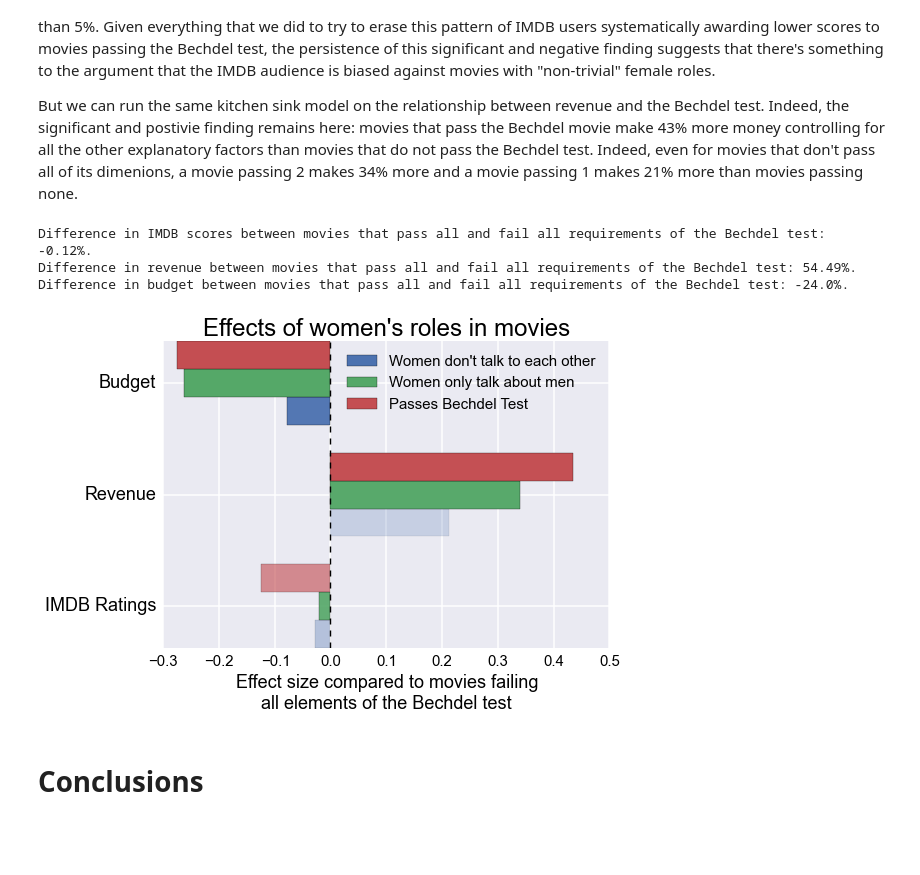
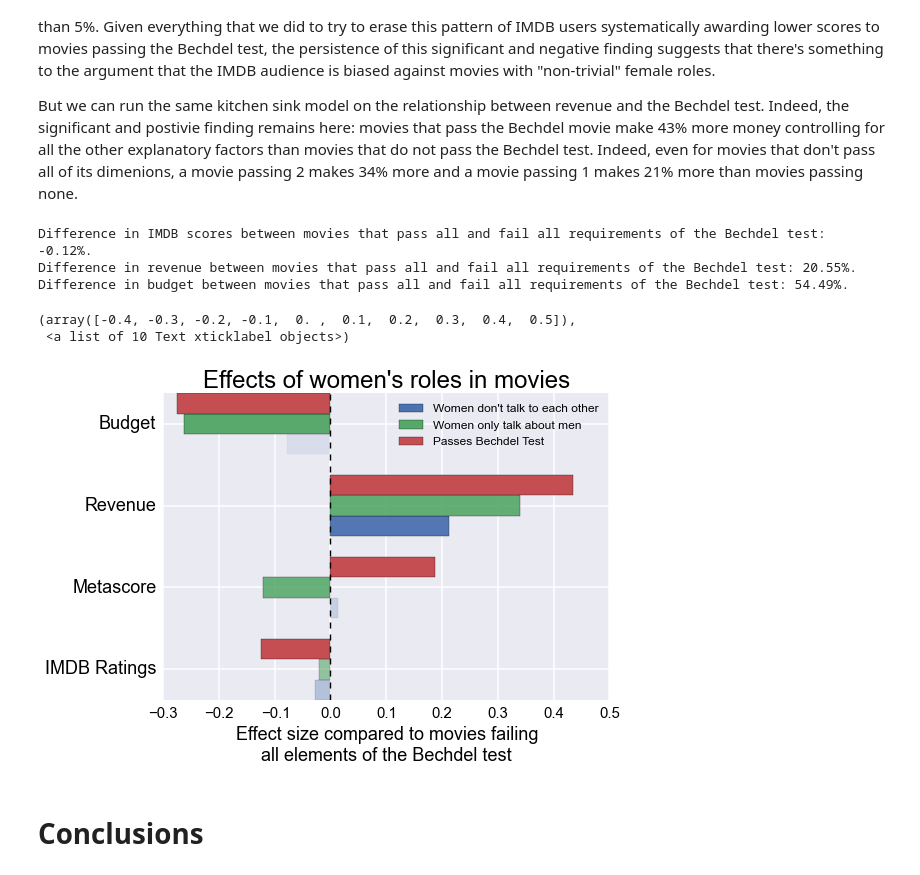
Before and after one commit to brianckeegan/Bechdel, a Jupyter notebook: Bechdel_test.ipynb, the cells around one changed output. Cells and saved outputs as stored; diff of their text form; code cells hidden in the pictures; blank space fills up the shorter version.

```diff
--- a/Bechdel_test.ipynb
+++ b/Bechdel_test.ipynb
@@ -294,10 +285,8 @@ imdb_df.ix[3335,'Runtime'] = '62'
 # Blank out non-MPAA or minor ratings (NC-17, X)
 imdb_df['Rated'] = imdb_df['Rated'].replace(to_replace=['N/A','Not Rated','Approved','Unrated','TV-PG','TV-G','TV-14','TV-MA','NC-17','X'],value=np.nan)
 
-# Convert Release into years
+# Convert Release dateimte into new columns for year, month, and week
 imdb_df['Year'] = imdb_df['Released'].apply(lambda x:x.year)
-
-# Extract month and week of the year
 imdb_df['Month'] = imdb_df['Released'].apply(lambda x:x.month)
 imdb_df['Week'] = imdb_df['Released'].apply(lambda x:x.week)
 
@@ -308,7 +297,8 @@ imdb_df['Runtime'] = imdb_df['Runtime'].apply(float)
 imdb_df['imdbVotes'] = imdb_df['imdbVotes'].dropna().replace('N/A',np.nan).dropna().apply(lambda x:float(x.replace(',','')))
 
 # Take the Metascore formatted as string containing "N/A", convert to float
-imdb_df['Metascore'] = imdb_df['Metascore'].dropna().replace('N/A',np.nan).dropna().apply(float)
+# Also divide by 10 to make effect sizes more comparable
+imdb_df['Metascore'] = imdb_df['Metascore'].dropna().replace('N/A',np.nan).dropna().apply(float)/10.
 
 # Take the imdbRating formatted as string containing "N/A", convert to float
 imdb_df['imdbRating'] = imdb_df['imdbRating'].dropna().replace('N/A',np.nan).dropna().apply(float)
@@ -870,43 +872,49 @@ Remarkably, even after controlling for all these other potential explanations fo
 
 But we can run the same kitchen sink model on the relationship between revenue and the Bechdel test. Indeed, the significant and postivie finding remains here: movies that pass the Bechdel movie make 43% more money controlling for all the other explanatory factors than movies that do not pass the Bechdel test. Indeed, even for movies that don't pass all of its dimenions, a movie passing 2 makes 34% more and a movie passing 1 makes 21% more than movies passing none.
 # %%
-m5 = smf.ols(formula='log(Adj_Revenue+1) ~ C(rating) + Metascore + log(Adj_Budget+1) + imdbRating + log(imdbVotes+1) + Runtime + C(Genre_y) + Year + C(Week) + C(English) + C(USA) + C(Rated)', data=df).fit()
-m6 = smf.ols(formula='log(Adj_Budget+1) ~ C(rating) + Metascore + log(Adj_Revenue+1) + imdbRating + log(imdbVotes+1) + Runtime + C(Genre_y) + Year + C(Week) + C(English) + C(USA) + C(Rated)', data=df).fit()
+m5 = smf.ols(formula='Metascore ~ C(rating) + log(Adj_Revenue+1) + log(Adj_Budget+1) + imdbRating + log(imdbVotes+1) + Runtime + C(Genre_y) + Year + C(Week) + C(English) + C(USA) + C(Rated)', data=df).fit()
+m6 = smf.ols(formula='log(Adj_Revenue+1) ~ C(rating) + Metascore + log(Adj_Budget+1) + imdbRating + log(imdbVotes+1) + Runtime + C(Genre_y) + Year + C(Week) + C(English) + C(USA) + C(Rated)', data=df).fit()
+m7 = smf.ols(formula='log(Adj_Budget+1) ~ C(rating) + Metascore + log(Adj_Revenue+1) + imdbRating + log(imdbVotes+1) + Runtime + C(Genre_y) + Year + C(Week) + C(English) + C(USA) + C(Rated)', data=df).fit()
 
 print "Difference in IMDB scores between movies that pass all and fail all requirements of the Bechdel test: {0}%.".format(round(m4.params['C(rating)[T.3.0]'],2))
 print "Difference in revenue between movies that pass all and fail all requirements of the Bechdel test: {0}%.".format(round(100*(np.exp(m5.params['C(rating)[T.3.0]']) - 1),2))
 print "Difference in budget between movies that pass all and fail all requirements of the Bechdel test: {0}%.".format(round(100*(np.exp(m6.params['C(rating)[T.3.0]']) - 1),2))
 
 results_df = pd.DataFrame({'m4_params':m4.params[['C(rating)[T.1.0]','C(rating)[T.2.0]','C(rating)[T.3.0]']],
                            'm4_pvalues':m4.pvalues[['C(rating)[T.1.0]','C(rating)[T.2.0]','C(rating)[T.3.0]']],
                            'm5_params':m5.params[['C(rating)[T.1.0]','C(rating)[T.2.0]','C(rating)[T.3.0]']],
                            'm5_pvalues':m5.pvalues[['C(rating)[T.1.0]','C(rating)[T.2.0]','C(rating)[T.3.0]']],
                            'm6_params':m6.params[['C(rating)[T.1.0]','C(rating)[T.2.0]','C(rating)[T.3.0]']],
-                           'm6_pvalues':m6.pvalues[['C(rating)[T.1.0]','C(rating)[T.2.0]','C(rating)[T.3.0]']]
+                           'm6_pvalues':m6.pvalues[['C(rating)[T.1.0]','C(rating)[T.2.0]','C(rating)[T.3.0]']],
+                           'm7_params':m7.params[['C(rating)[T.1.0]','C(rating)[T.2.0]','C(rating)[T.3.0]']],
+                           'm7_pvalues':m7.pvalues[['C(rating)[T.1.0]','C(rating)[T.2.0]','C(rating)[T.3.0]']]
                            })
 results_df.index = ["Women don't talk to each other",
                     'Women only talk about men',
                     'Passes Bechdel Test']
 
-ax = results_df[['m4_params','m5_params','m6_params']].T.plot(kind='barh')
-plt.legend(fontsize=15)
+ax = results_df[['m4_params','m5_params','m6_params','m7_params']].T.plot(kind='barh')
+plt.legend(bbox_to_anchor=(1,1),fontsize=12)
+
 # Change the alpha channel to correspond with the p-values
 # More transparent bars are less significant results
 # http://stackoverflow.com/questions/22888607/changing-alpha-values-in-pandas-barplot-to-match-variable/
 for i, (j, k) in enumerate(product(range(3), range(3))):
     patch = ax.patches[i]
-    alpha = 1 - results_df[['m4_pvalues','m5_pvalues','m6_pvalues']].T.iloc[j, k]
+    alpha = 1 - results_df[['m4_pvalues','m5_pvalues','m6_pvalues','m7_pvalues']].T.iloc[j, k]
     patch.set_alpha(max(alpha, .1))
 
 plt.autoscale()
-plt.yticks(plt.yticks()[0],['IMDB Ratings','Revenue','Budget'],fontsize=18)
+plt.yticks(plt.yticks()[0],['IMDB Ratings','Metascore','Revenue','Budget'],fontsize=18)
 plt.xlabel('Effect size compared to movies failing\nall elements of the Bechdel test',fontsize=18)
 plt.title("Effects of women's roles in movies",fontsize=24)
 plt.xticks(fontsize=15)
 # %% [output]
 Difference in IMDB scores between movies that pass all and fail all requirements of the Bechdel test: -0.12%.
-Difference in revenue between movies that pass all and fail all requirements of the Bechdel test: 54.49%.
-Difference in budget between movies that pass all and fail all requirements of the Bechdel test: -24.0%.
+Difference in revenue between movies that pass all and fail all requirements of the Bechdel test: 20.55%.
+Difference in budget between movies that pass all and fail all requirements of the Bechdel test: 54.49%.
+(array([-0.4, -0.3, -0.2, -0.1,  0. ,  0.1,  0.2,  0.3,  0.4,  0.5]),
+ <a list of 10 Text xticklabel objects>)
-[figure, old version]
+[figure, new version]
 # %% [markdown]
 # Conclusions
```
Also changed, not shown: parts of 27 cells of this notebook, 1 other file.
